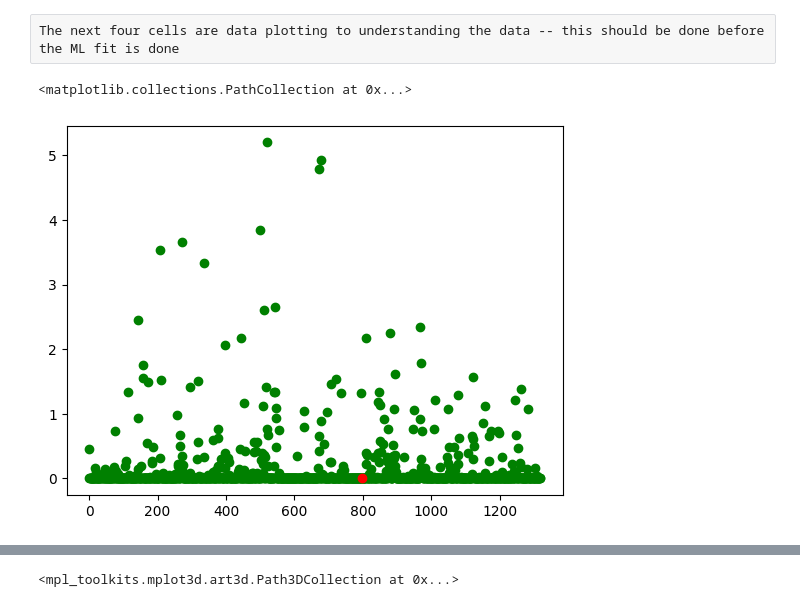
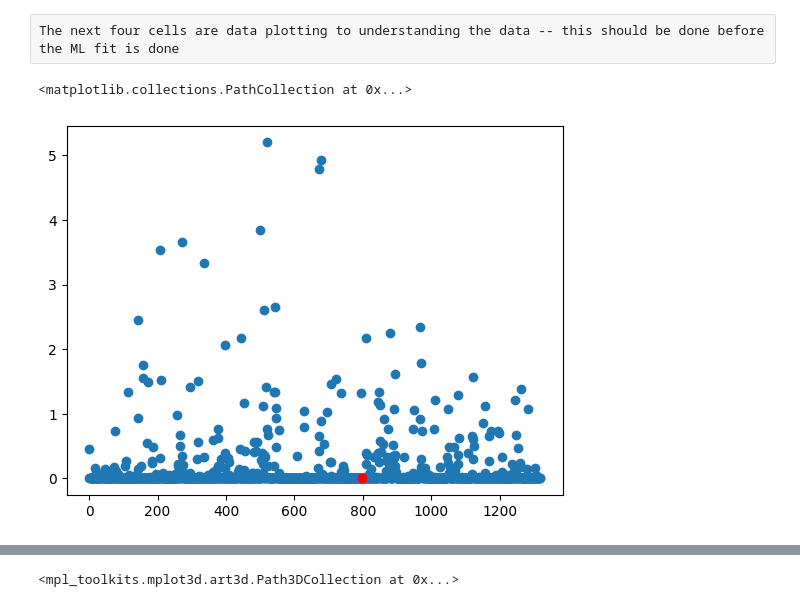
Before and after one commit to Hrsh-Venket/CS-1390-Intro-to-Machine-Learning, a Jupyter notebook: lab1(in-class-demo)/lab1.ipynb, the cells around one changed output, grey strips where cells are left out. Drawn from its saved outputs; the diff is of its cells as text; code cells hidden in the pictures.

```diff
--- a/lab1(in-class-demo)/lab1.ipynb
+++ b/lab1(in-class-demo)/lab1.ipynb
@@ -46,11 +46,12 @@ The next four cells are data plotting to understanding the data -- this should b
 day_index = 798 #this will be colored red in next plot
 days = [i for i in range(Y.size)]
 # %%
-plt.scatter(days, Y, color = 'g')
+# plt.scatter(days, Y, color = 'g')
+plt.scatter(days, Y)
 plt.scatter(days[day_index], Y[day_index], color ='r')
 # %% [output]
 <matplotlib.collections.PathCollection at 0x...>
-[figure, old version]
+[figure, new version]
 # %%
 X.corr()
 # %% [output]
```
Also changed, not shown: parts of 17 cells of this notebook.
